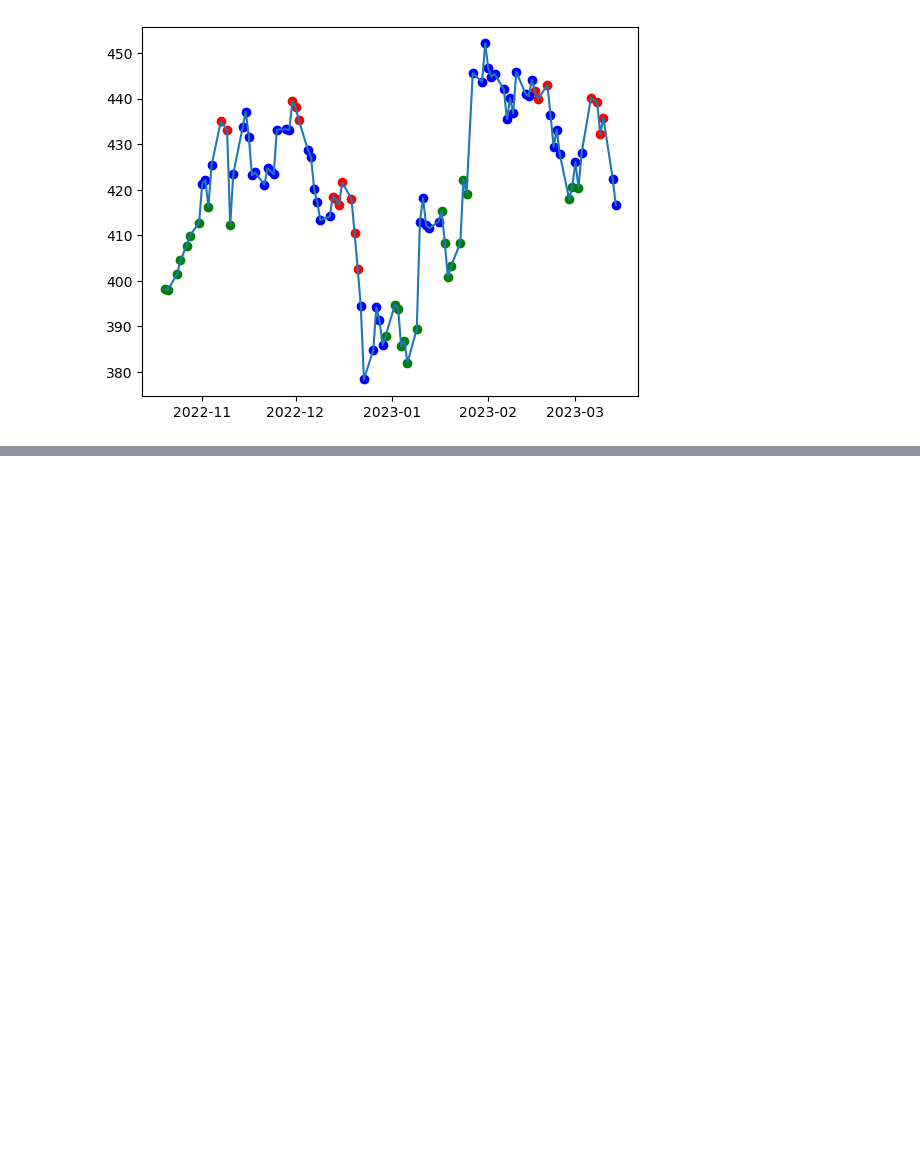
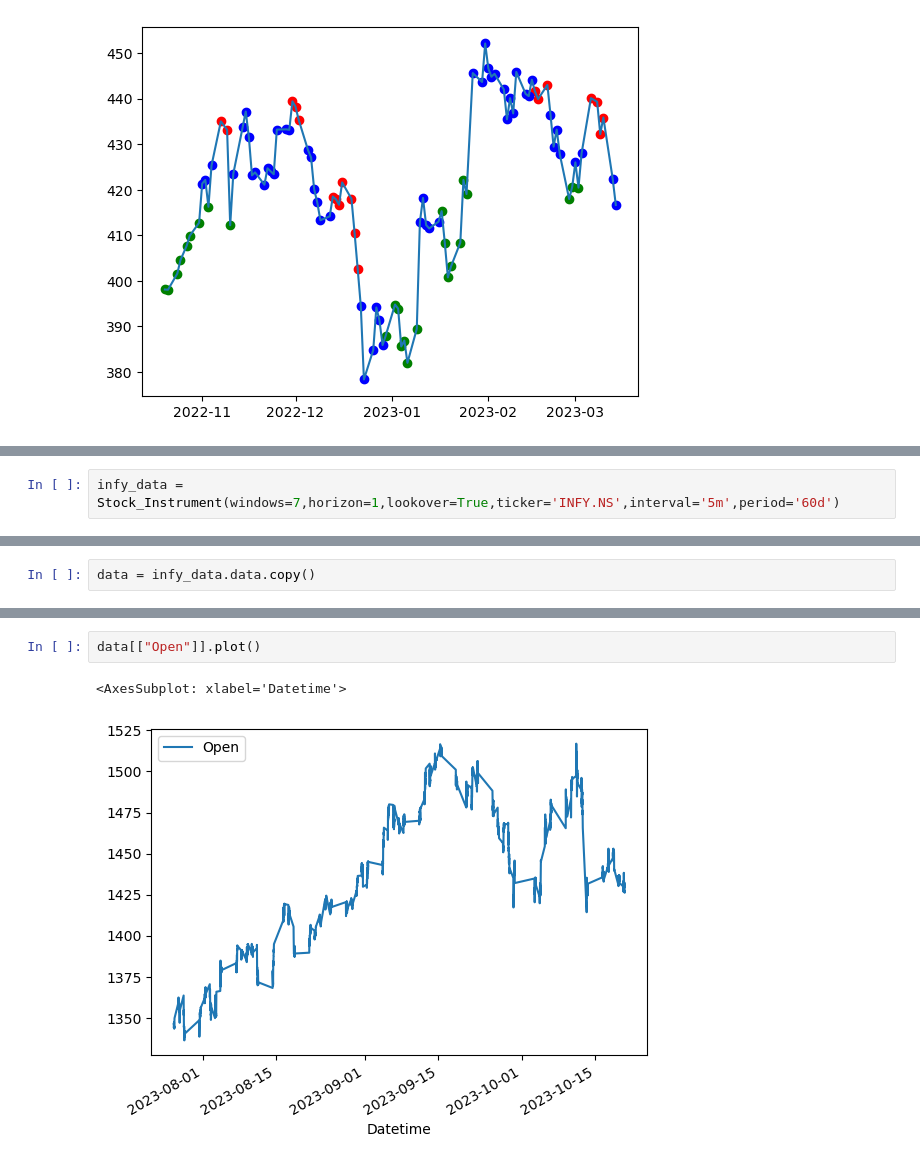
Before and after one commit to meet-seth/Algo_Trading, a Jupyter notebook: dataset.ipynb, the cells around one changed output, grey strips where cells are left out. Saved outputs shown, nothing was run; the diff lists cells and outputs as text; blank space fills up the shorter version.

```diff
--- a/dataset.ipynb
+++ b/dataset.ipynb
@@ -313,0 +465,2 @@ plt.scatter(y=tata_ds.price[-x:].loc[tata_ds.final_targets[-x:]==0],x=tata_ds.pr
+# %%
+infy_data = Stock_Instrument(windows=7,horizon=1,lookover=True,ticker='INFY.NS',interval='5m',period='60d')
@@ -313,0 +609,2 @@ plt.scatter(y=tata_ds.price[-x:].loc[tata_ds.final_targets[-x:]==0],x=tata_ds.pr
+# %%
+data = infy_data.data.copy()
@@ -313,0 +630,5 @@ plt.scatter(y=tata_ds.price[-x:].loc[tata_ds.final_targets[-x:]==0],x=tata_ds.pr
+# %%
+data[["Open"]].plot()
+# %% [output]
+<AxesSubplot: xlabel='Datetime'>
+[figure, added]
```
Also changed, not shown: parts of 102 cells of this notebook, 2 other files.
